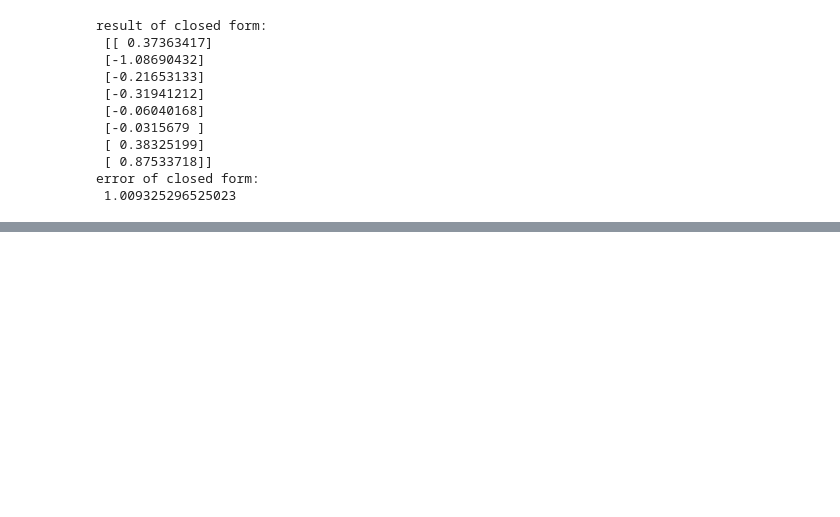
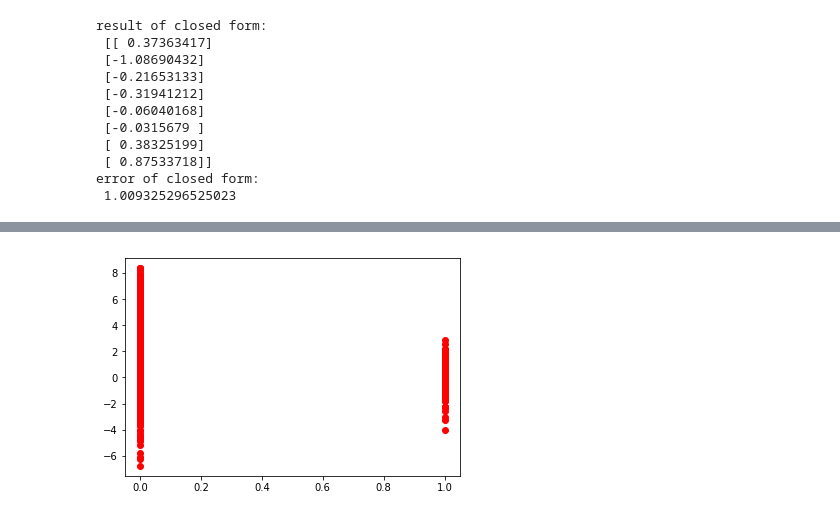
Before and after one commit to yma67/Reddit-Popularity-Predict, a Jupyter notebook: project1.ipynb, the cells around one changed output, grey strips where cells are left out. Cells and saved outputs as stored; diff of their text form; code cells hidden in the pictures; blank space fills up the shorter version.

```diff
--- a/project1.ipynb
+++ b/project1.ipynb
@@ -310,0 +341,6 @@ error of closed form:
+# %%
+import matplotlib.pyplot as plt
+plt.plot(numpy.transpose(bslTrainX)[1], numpy.transpose(bslTrainY), 'ro')
+plt.show()
+# %% [output]
+[figure, added]
```
Also changed, not shown: parts of 10 cells of this notebook.
